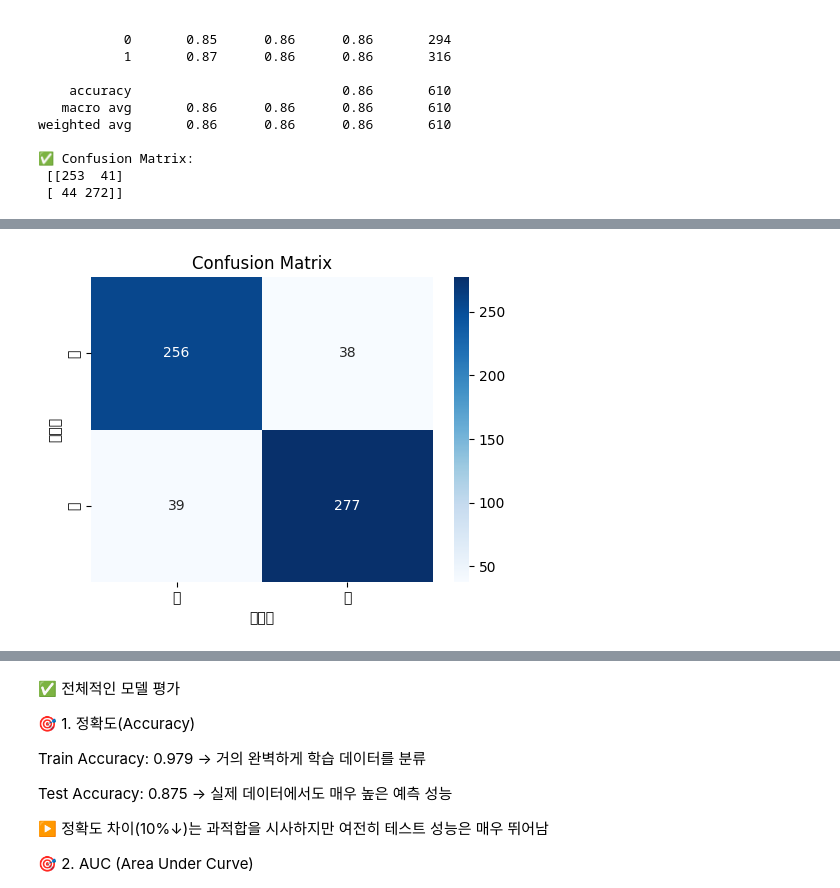
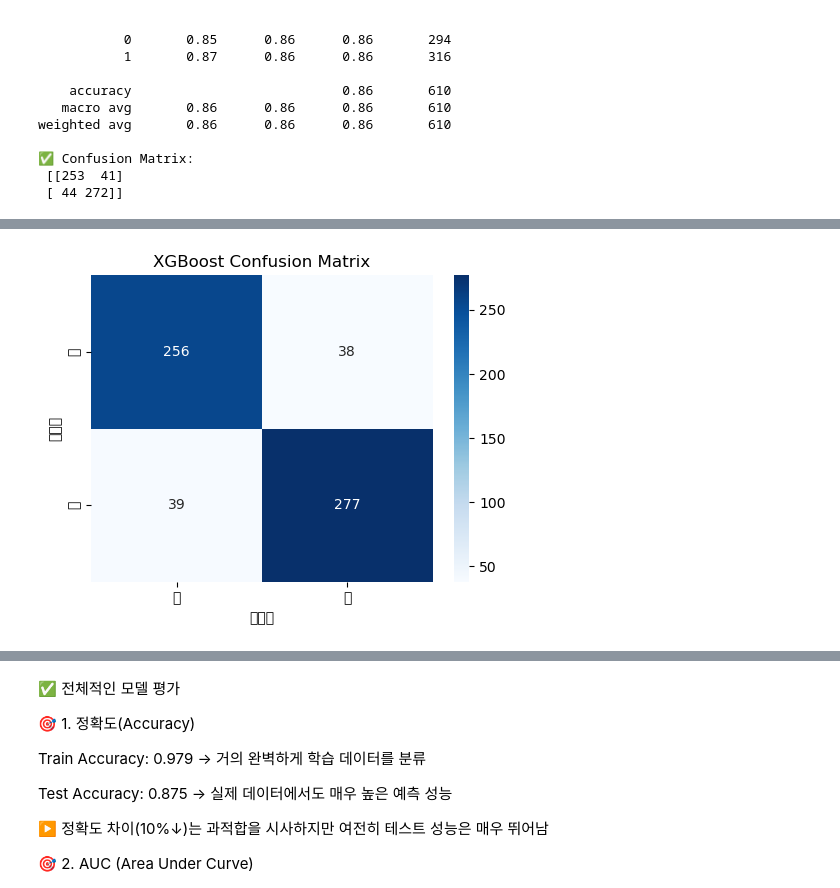
Before and after one commit to alstj6201/KBO_Prediction_ML, a Jupyter notebook: models/현빈_XGBoost.ipynb, the cells around one changed output, grey strips where cells are left out. Cells and saved outputs as stored; diff of their text form; code cells hidden in the pictures.

```diff
--- a/models/현빈_XGBoost.ipynb
+++ b/models/현빈_XGBoost.ipynb
@@ -232,18 +251,18 @@ plt.show()
 # %%
 import seaborn as sns
 import numpy as np
 
 cm = confusion_matrix(y_test, best_model.predict(X_test))
 
 plt.figure(figsize=(5, 4))
 sns.heatmap(cm, annot=True, fmt='d', cmap='Blues', xticklabels=['패', '승'], yticklabels=['패', '승'])
 plt.xlabel('예측값')
 plt.ylabel('실제값')
-plt.title('Confusion Matrix')
+plt.title('XGBoost Confusion Matrix')
 plt.tight_layout()
 plt.show()
 # %% [output]
-[figure, old version]
+[figure, new version]
 # %%
 from sklearn.metrics import roc_curve, auc
 
```
Also changed, not shown: parts of 7 cells of this notebook.
